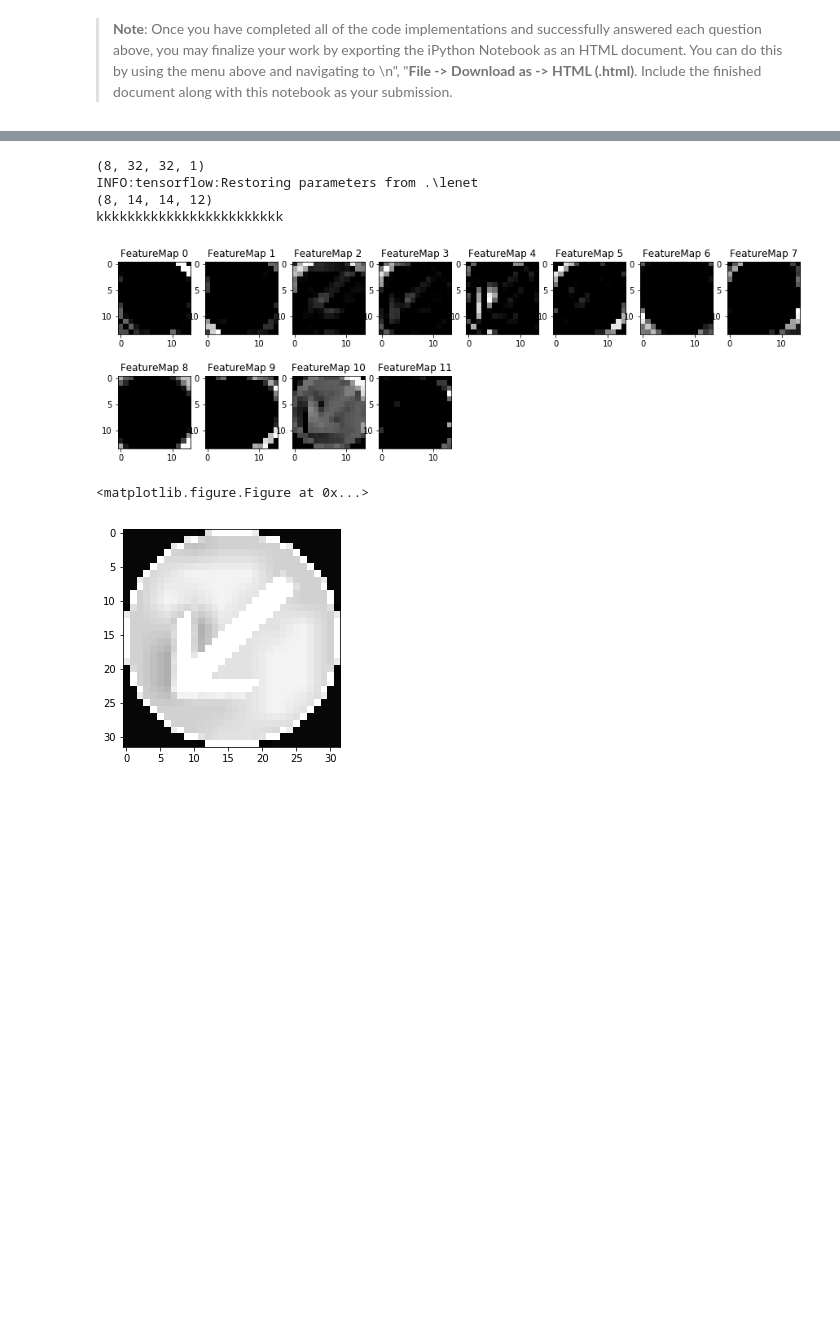
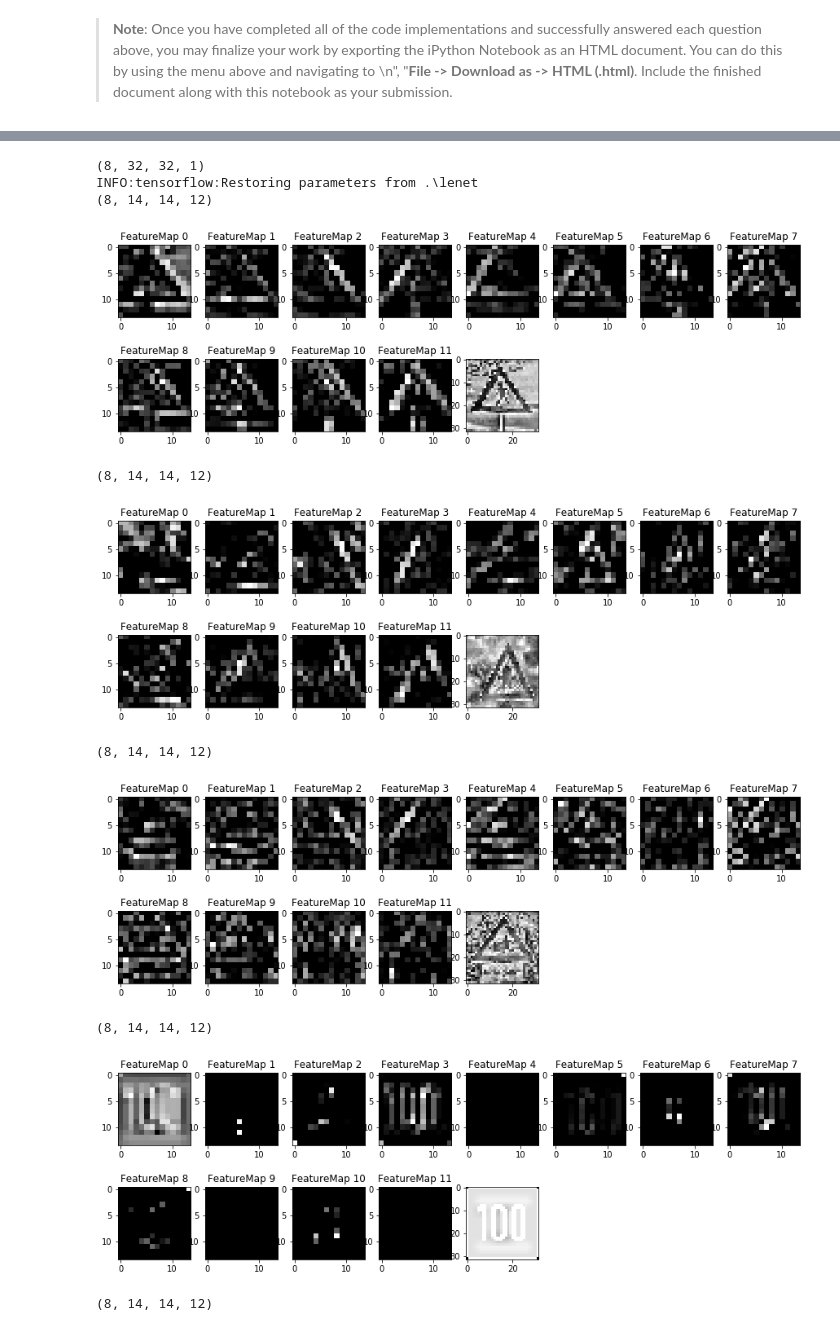
Before and after one commit to chengzg/Traffic_Sign_Classifier, a Jupyter notebook: Traffic_Sign_Classifier.ipynb, the cells around one changed output, grey strips where cells are left out. Drawn from its saved outputs; the diff is of its cells as text; code cells hidden in the pictures; blank space fills up the shorter version.

```diff
--- a/Traffic_Sign_Classifier.ipynb
+++ b/Traffic_Sign_Classifier.ipynb
@@ -397,25 +398,24 @@ plt.show()
 original_size = len(X_train)
 print("+++++++++++++ to rotate")
 rotated_x_train, rotated_y_train = rotate_train_images(X_train, y_train)
-print("+++++++++++++ to shrink")
-shrinked_x_train, shrinked_y_train = scale_train_images(X_train, y_train)
-print("+++++++++++++ to add noise")
-noisy_x_train, noisy_y_train = add_noise_train_images(X_train, y_train)
-print("+++++++++++++ to skew")
-skew_x_train, skew_y_train = shear_images(X_train, y_train)
-
 X_train = np.concatenate((X_train, rotated_x_train), axis=0)
 y_train = np.concatenate((y_train, rotated_y_train), axis=0)
 print("After rotate:   ", len(X_train), len(y_train), original_size)
 
+print("+++++++++++++ to shrink")
+shrinked_x_train, shrinked_y_train = scale_train_images(X_train, y_train)
 X_train = np.concatenate((X_train, shrinked_x_train), axis=0)
 y_train = np.concatenate((y_train, shrinked_y_train), axis=0)
 print("After scale:  ", len(X_train), len(y_train), original_size)
 
-X_train = np.concatenate((X_train, noisy_x_train), axis=0)
-y_train = np.concatenate((y_train, noisy_y_train), axis=0)
+print("+++++++++++++ to add noise")
+#noisy_x_train, noisy_y_train = add_noise_train_images(X_train, y_train)
+#X_train = np.concatenate((X_train, noisy_x_train), axis=0)
+#y_train = np.concatenate((y_train, noisy_y_train), axis=0)
 print("After add noise:   ", len(X_train), len(y_train), original_size)
 
+print("+++++++++++++ to skew")
+skew_x_train, skew_y_train = shear_images(X_train, y_train)
 X_train = np.concatenate((X_train, skew_x_train), axis=0)
 y_train = np.concatenate((y_train, skew_y_train), axis=0)
 print("After affine transform:  ", len(X_train), len(y_train), original_size)
@@ -587,7 +584,7 @@ def LeNet(x):
     sigma = 0.1
     output = x
     # TODO: Layer 1: Convolutional. Input = 32x32x3. Output = 28x28x6.
-    conv_output_1 = 12
+    conv_output_1 = 24
 
     F_W_1 = tf.Variable(tf.truncated_normal([5,5,image_input_depth,conv_output_1], mean=mu, stddev=sigma))
     F_B_1 = tf.Variable(tf.zeros([conv_output_1]))
@@ -603,7 +600,7 @@ def LeNet(x):
                            padding = "SAME")
     print("After convolution layer 1")
     # TODO: Layer 2: Convolutional. Output = 10x10x16.
-    conv_output_2 = 32
+    conv_output_2 = 64
     F_W_2 = tf.Variable(tf.truncated_normal([5,5,conv_output_1,conv_output_2], mean=mu, stddev=sigma))
     F_B_2 = tf.Variable(tf.zeros([conv_output_2]))
     strides = [1,1,1,1]
@@ -621,7 +618,7 @@ def LeNet(x):
     fc1 = tf.reshape(conv2, [-1, 5 * 5 * conv_output_2])
 
     # TODO: Layer 3: Fully Connected. Input = 400. Output = 120.
-    fc1_output = 240
+    fc1_output = 480
     w1 = tf.Variable(tf.truncated_normal([5*5*conv_output_2, fc1_output], mean=mu, stddev=sigma))
     b1 = tf.Variable(tf.truncated_normal([fc1_output]))
     fc1 = tf.add(tf.matmul(fc1, w1), b1)
@@ -629,7 +626,7 @@ def LeNet(x):
     fc1 = tf.nn.relu(fc1)
     fc1 = tf.nn.dropout(fc1, keep_prob)
     # TODO: Layer 4: Fully Connected. Input = 120. Output = 84.
-    fc2_output = 84
+    fc2_output = 320
     w2 = tf.Variable(tf.truncated_normal([fc1_output, fc2_output], mean=mu, stddev=sigma))
     b2 = tf.Variable(tf.truncated_normal([fc2_output]))
     fc2 = tf.add(tf.matmul(fc1, w2), b2)
@@ -673,7 +670,7 @@ one_hot_y_train = tf.one_hot(y, OUTPUT_SIZE)
 print(y_train[0])
 print(one_hot_y_train[0])
 
-LEARN_RATE = 0.002
+LEARN_RATE = 0.001
 logits = LeNet(x)
 cross_entropy = tf.nn.softmax_cross_entropy_with_logits(
             labels=one_hot_y_train, logits=logits)
@@ -809,7 +806,7 @@ new_images_array = np.asarray(resized_images)
 new_classes_array = np.array([27, 11, 28, 7, 36, 18, 31, 39]);
 print(new_images_array.shape)
 
-fig, axs = plt.subplots(2, 4, figsize=(12, 6));
+fig, axs = plt.subplots(2, 4, figsize=(6, 3));
 fig.subplots_adjust(hspace = .3, wspace =.1)
 axs = axs.flatten()
 for i in range(len(new_images_array)):
@@ -994,45 +1004,47 @@ For an example of what feature map outputs look like, check out NVIDIA's results
 # activation_min/max: can be used to view the activation contrast in more detail, by default matplot sets min and max to the actual min and max values of the output
 # plt_num: used to plot out multiple different weight feature map sets on the same block, just extend the plt number for each new feature map entry
 
-def outputFeatureMap(image_input, tf_activation, activation_min=-1, activation_max=-1 ,plt_num=1):
+def outputFeatureMap(image_input, tf_activation, featuremap_index, activation_min=-1, activation_max=-1 ,plt_num=1):
     # Here make sure to preprocess your image_input in a way your network expects
     # with size, normalization, ect if needed
     # image_input =
     # Note: x should be the same name as your network's tensorflow data placeholder variable
     # If you get an error tf_activation is not defined it may be having trouble accessing the variable from inside a function
     activation = tf_activation.eval(session=sess,feed_dict={x : image_input})
-    print(activation.shape)
-    print("kkkkkkkkkkkkkkkkkkkkkkkk")
     featuremaps = activation.shape[3]
     plt.figure(plt_num, figsize=(15,15))
-    featuremap_index = 7
     for featuremap in range(featuremaps):
         plt.subplot(6,8, featuremap+1) # sets the number of feature maps to show on each row and column
         plt.title('FeatureMap ' + str(featuremap)) # displays the feature map number
         if activation_min != -1 & activation_max != -1:
             plt.imshow(activation[featuremap_index,:,:, featuremap], interpolation="nearest", vmin =activation_min, vmax=activation_max, cmap="gray")
         elif activation_max != -1:
             plt.imshow(activation[featuremap_index,:,:, featuremap], interpolation="nearest", vmax=activation_max, cmap="gray")
         elif activation_min !=-1:
             plt.imshow(activation[featuremap_index,:,:, featuremap], interpolation="nearest", vmin=activation_min, cmap="gray")
         else:
             plt.imshow(activation[featuremap_index,:,:, featuremap], interpolation="nearest", cmap="gray")
 
-    plt.figure(figsize=(2,2))
-    f, ax1 = plt.subplots(1, 1)
+
+    plt.subplot(6,8, featuremaps+1) # sets the number of feature maps to show on each row and column
     image = new_images_array3[featuremap_index].squeeze()
-    ax1.imshow(image, cmap="gray")
+    plt.imshow(image, cmap="gray")
     plt.show()
 
 print(new_images_array3.shape)
 sess = tf.Session()
 saver.restore(sess, tf.train.latest_checkpoint("."))
-outputFeatureMap(new_images_array3, conv1)
+for i in range(image_no):
+    outputFeatureMap(new_images_array3, conv1, i)
 # %% [output]
 (8, 32, 32, 1)
 INFO:tensorflow:Restoring parameters from .\lenet
 (8, 14, 14, 12)
-kkkkkkkkkkkkkkkkkkkkkkkk
-[figure, old version]
+[figure, new version]
-<matplotlib.figure.Figure at 0x...>
+(8, 14, 14, 12)
-[figure, old version]
+[figure, new version]
+(8, 14, 14, 12)
+[figure, added]
+(8, 14, 14, 12)
+[figure, added]
+(8, 14, 14, 12)
```
Also changed, not shown: parts of 16 cells of this notebook, 6 other files.
